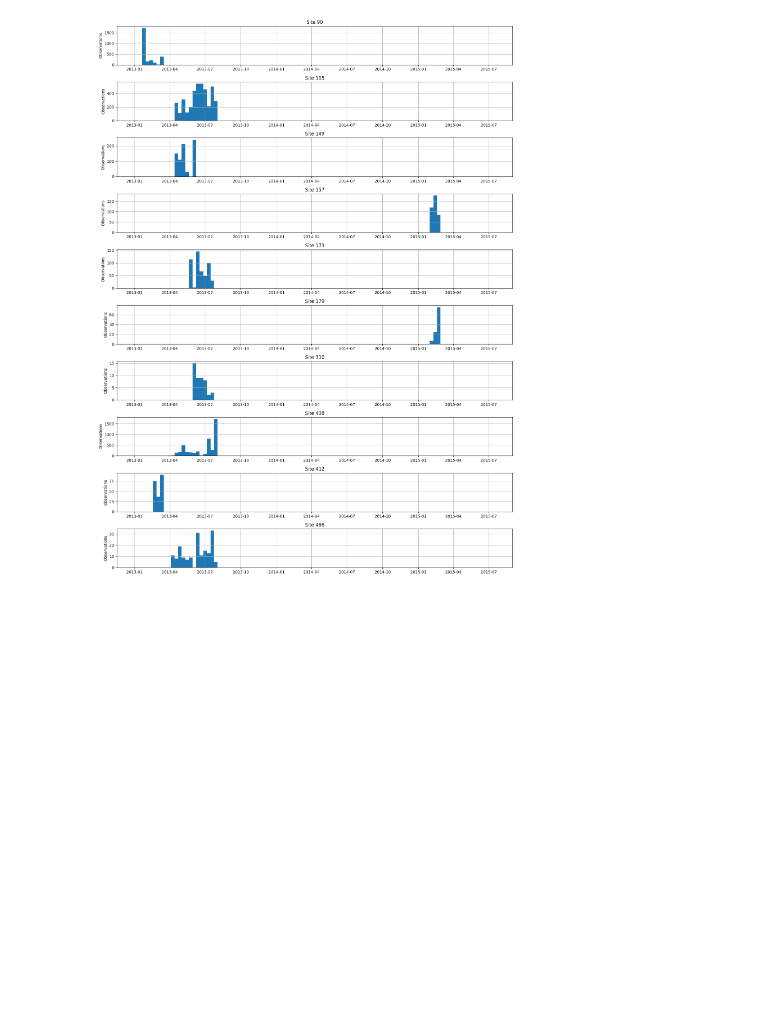
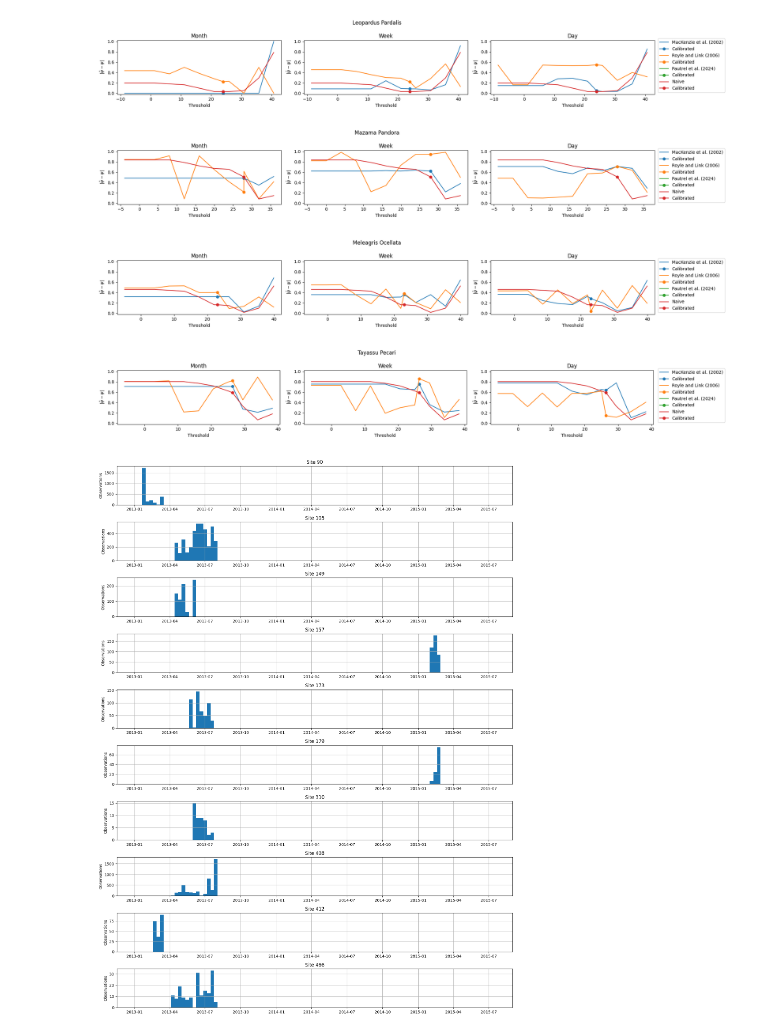
Before and after one commit to mitbeerylab/zorrilla, a Jupyter notebook: occupancy-modelling-comparison-discrete-continuous/Figures.ipynb, the cells around one changed output. Drawn from its saved outputs; the diff is of its cells as text; code cells hidden in the pictures; blank space fills up the shorter version.

```diff
--- a/occupancy-modelling-comparison-discrete-continuous/Figures.ipynb
+++ b/occupancy-modelling-comparison-discrete-continuous/Figures.ipynb
@@ -117,3 +117,52 @@ for fig in figs:
+# %%
+figs = []
+for species in df["species"].unique():
+    fig, axes = plt.subplots(1, df["Discretisation"].nunique(), figsize=(18, 3)); figs.append(fig)
+    for discretisation, ax in zip(df["Discretisation"].unique(), axes):
+        mask_species_discretization = (df["species"] == species) & (df["Discretisation"] == discretisation)
+        for model in df["Model"].unique():
+            mask_sampled = (df["Model"] == model) & (df["species"] == species) & (df["Discretisation"] == discretisation)
+            mask = mask_sampled & (df["threshold_type"] != "gt")
+            thresholds = sorted(df[mask]["threshold"].unique())
+            abs_gt_error = []
+            calibrated_abs_gt_error = float("NaN")
+            for threshold in thresholds:
+                gt_mask = mask_sampled & (df["threshold_type"] == "gt")
+                pred_mask = mask_sampled & (df["threshold"] == threshold) & (df["threshold_type"] != "gt")
+                if gt_mask.sum() != n_sites or pred_mask.sum() != n_sites:
+                    abs_gt_error_threshold = []
+                else:
+                    gt_error_threshold = (df[gt_mask]["Predicted"].to_numpy() - df[pred_mask]["Predicted"].to_numpy())
+                    abs_gt_error_threshold = np.abs(gt_error_threshold)
+                abs_gt_error.append(np.mean(abs_gt_error_threshold))
+                if (df[mask_sampled & (df["threshold_type"] == "calibrated")]["threshold"] == threshold).all():
+                    calibrated_abs_gt_error = np.mean(abs_gt_error_threshold)
+            if mask.sum() == 0:
+                continue
+            p = ax.plot(thresholds, abs_gt_error, label=model_labels.get(model, model))
+            ax.set_xlabel("Threshold")
+            ax.set_ylabel(r"$|\hat{\psi} - \psi|$")
+            # ax.fill_between(df[mask]["threshold"], df[mask][f"psi_CI{ci}lower"], df[mask][f"psi_CI{ci}upper"], color=p[0].get_color(), alpha=0.1)
+            if (mask & (df["threshold_type"] == "calibrated")).sum() > 0:
+                ax.plot(df[mask & (df["threshold_type"] == "calibrated")]["threshold"].iloc[0], [calibrated_abs_gt_error], color=p[0].get_color(), marker="o", label="Calibrated")
+            # p = ax.plot(df[mask_species_discretization]["threshold"], [df[mask_sampled & (df["threshold_type"] == "gt")]["true_mean_psi"]] * mask_species_discretization.sum(), color=p[0].get_color(), linestyle="dashed", label="Ground Truth Labels")
+            ax.set_ylim(0 - eps, 1 + eps)
+            ax.set_title(discretisation)
+            # ax.legend()
+    handles, labels = axes[0].get_legend_handles_labels()
+    fig.legend(handles, labels, loc="center right", bbox_to_anchor=(0.12, 0, 1, 1), bbox_transform=fig.transFigure)
+    fig.suptitle(species.title().replace("_", " "))
+    fig.tight_layout()
+plt.show()
+for fig in figs:
+    os.makedirs("figures_v3/coef", exist_ok=True)
+    fig.savefig(f"figures_v3/coef/{species}.pdf", bbox_inches="tight", transparent=True)
+    fig.clear()
+# %% [output]
+[figure, added]
+[figure, added]
+[figure, added]
+[figure, added]
 # %%
 # figs = []
 # for species in df["species"].unique():
```
Also changed, not shown: parts of 2 cells of this notebook, 1 other file.
